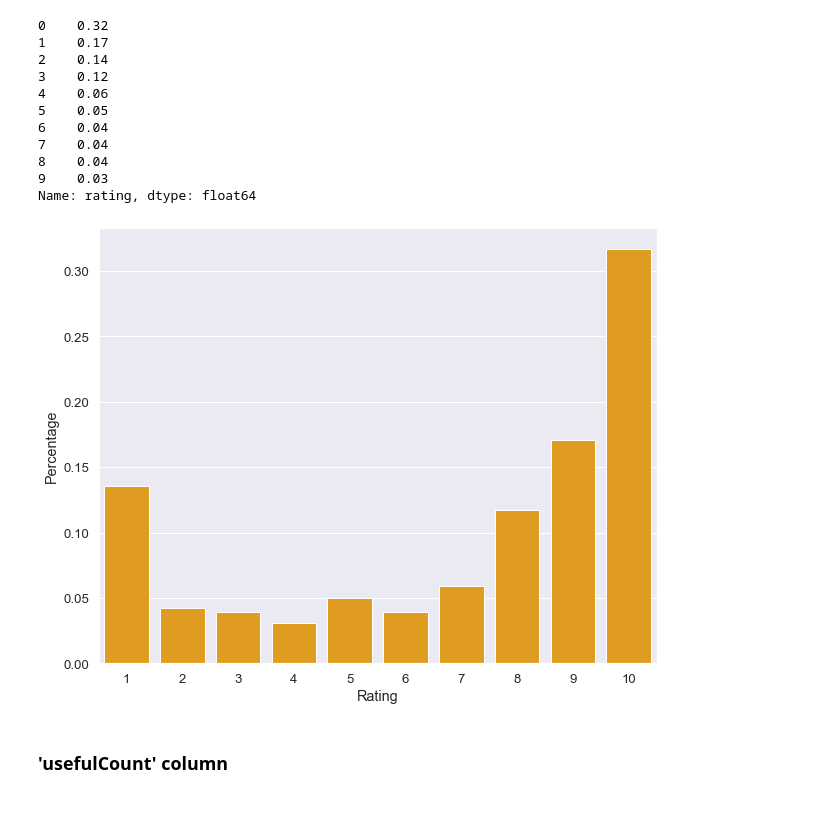
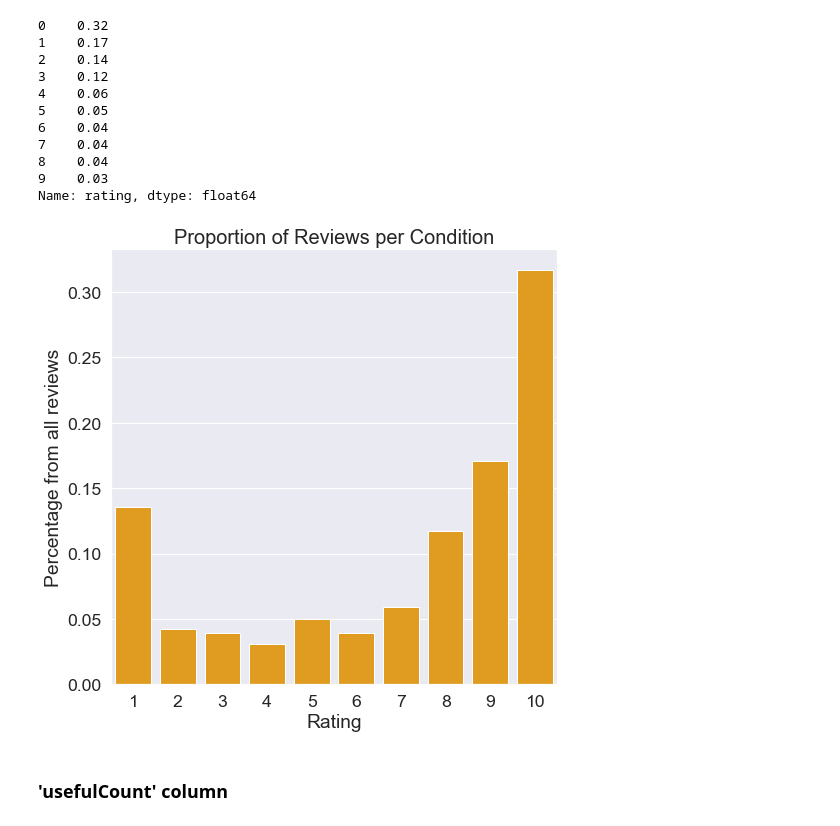
Before and after one commit to OdeliaAhdout/Drug-dataset, a Jupyter notebook: notebook_Wed.ipynb, the cells around one changed output. Saved outputs shown, nothing was run; the diff lists cells and outputs as text; code cells hidden in the pictures.

```diff
--- a/notebook_Wed.ipynb
+++ b/notebook_Wed.ipynb
@@ -180,12 +142,15 @@ round(rating.rating, 2)
 8    0.04
 9    0.03
 Name: rating, dtype: float64
-# %%
-ax = sns.barplot(x=rating.iloc[:,0], y=rating.iloc[:,1], color="orange")
-ax.set(xlabel='Rating', ylabel='Percentage')
-plt.savefig('rating.png', transparent=True)
-# %% [output]
-[figure, removed]
+# %%
+ax = sns.barplot(x=rating.iloc[:,0], y=rating.iloc[:,1], color="orange")
+ax.set(xlabel='Rating', ylabel='Percentage from all reviews')
+sns.set(style = 'darkgrid', font_scale = 1.6)
+plt.rcParams['figure.figsize'] = [8, 8]
+plt.title("Proportion of Reviews per Condition", fontsize = 20)
+plt.savefig('rating.png', transparent=True)
+# %% [output]
+[figure, added]
 # %% [markdown]
 ### 'usefulCount' column
 # %%
```
Also changed, not shown: parts of 172 cells of this notebook, 1 other file.
